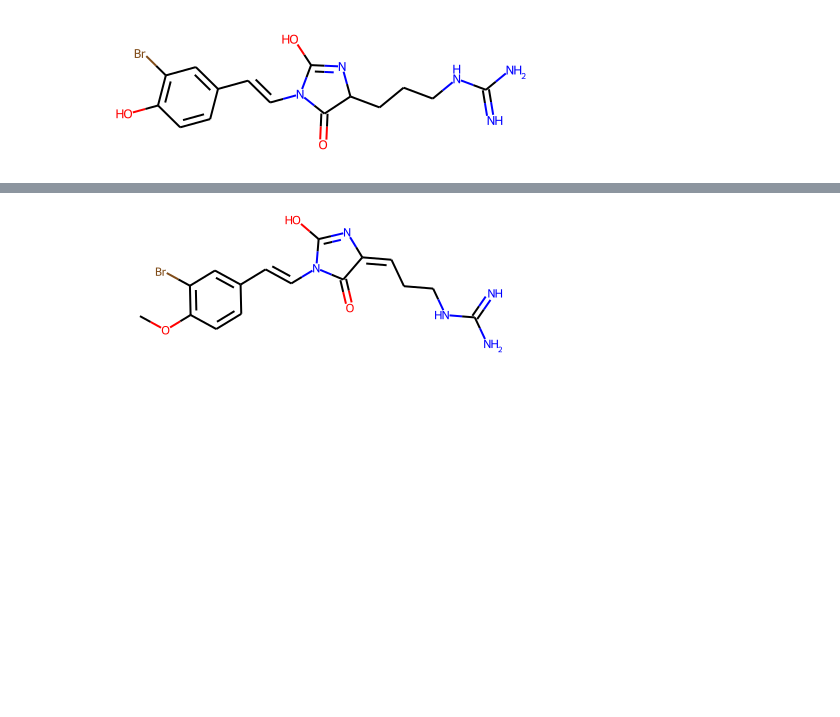
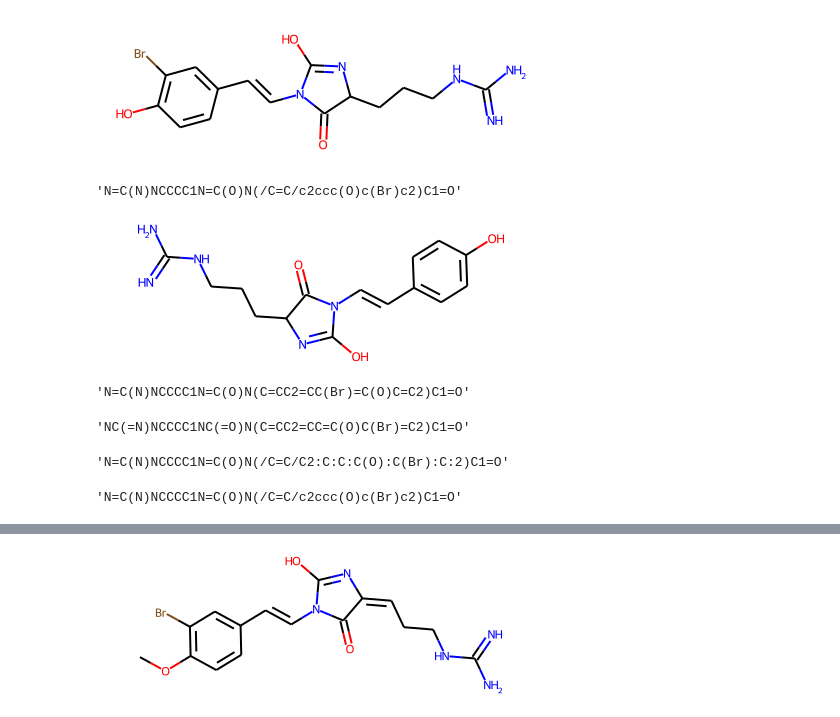
Before and after one commit to metwork-project/metwork-backend, a Jupyter notebook: notebooks/create_reaction.ipynb, the cells around one changed output, grey strips where cells are left out. Saved outputs shown, nothing was run; the diff lists cells and outputs as text; code cells hidden in the pictures; blank space fills up the shorter version.

```diff
--- a/notebooks/create_reaction.ipynb
+++ b/notebooks/create_reaction.ipynb
@@ -26,2 +27,27 @@ rxn.RunReactants((pz,))[0][0]
 # %% [output]
 [figure]
+# %%
+Chem.MolToSmiles(res)
+# %% [output]
+'N=C(N)NCCCC1N=C(O)N(/C=C/c2ccc(O)c(Br)c2)C1=O'
+# %%
+pz
+# %% [output]
+[figure, added]
+# %%
+Chem.Kekulize(res, clearAromaticFlags=True)
+Chem.MolToSmiles(res, kekuleSmiles=True, isomericSmiles=False)
+# %% [output]
+'N=C(N)NCCCC1N=C(O)N(C=CC2=CC(Br)=C(O)C=C2)C1=O'
+# %%
+"NC(=N)NCCCC1NC(=O)N(C=CC2=CC=C(O)C(Br)=C2)C1=O"
+# %% [output]
+'NC(=N)NCCCC1NC(=O)N(C=CC2=CC=C(O)C(Br)=C2)C1=O'
+# %%
+Chem.MolToSmiles(rxn.RunReactants((pz,))[0][0], kekuleSmiles=True)
+# %% [output]
+'N=C(N)NCCCC1N=C(O)N(/C=C/C2:C:C:C(O):C(Br):C:2)C1=O'
+# %%
+Chem.MolToSmiles(rxn.RunReactants((pz,))[0][0], kekuleSmiles=False)
+# %% [output]
+'N=C(N)NCCCC1N=C(O)N(/C=C/c2ccc(O)c(Br)c2)C1=O'
```
Also changed, not shown: parts of 3 cells of this notebook, 1 other file.
